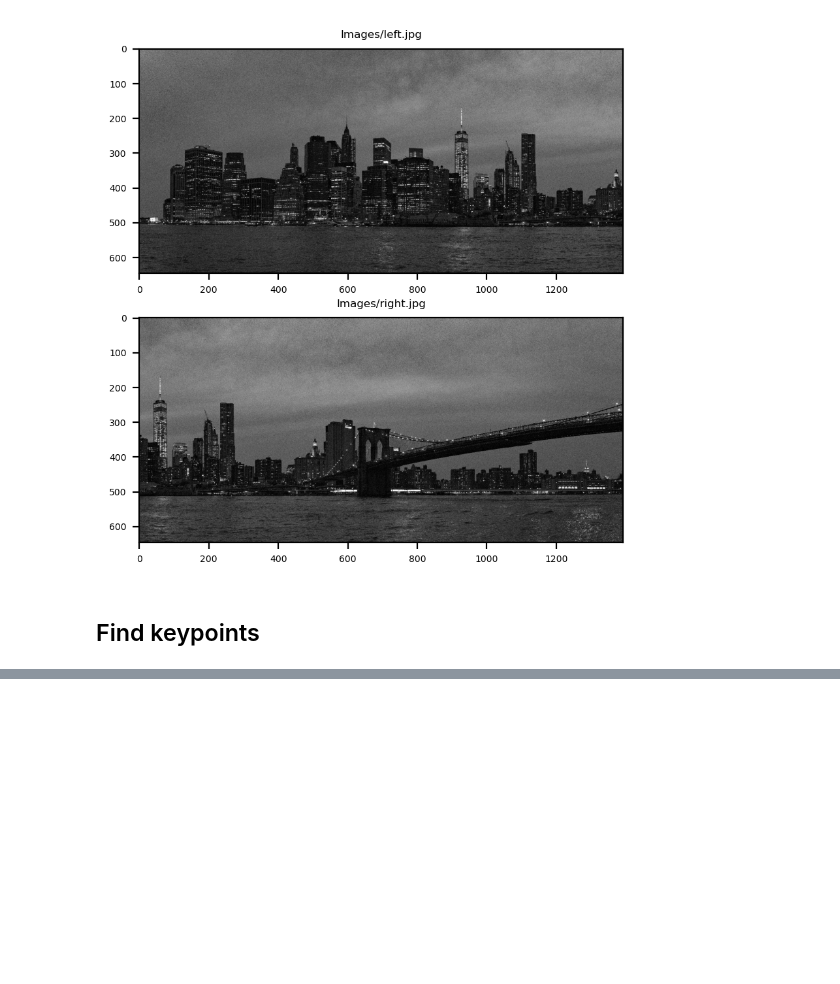
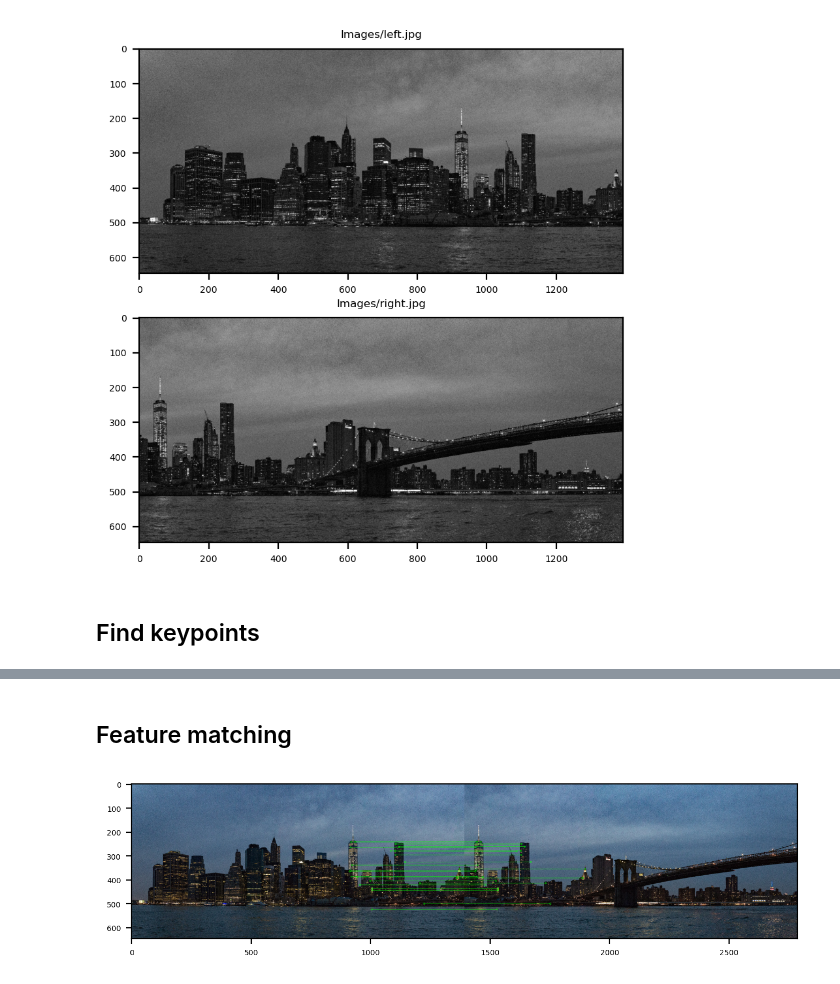
Before and after one commit to httpdaniel/PanoramaStitcher, a Jupyter notebook: PanoramaStitcher.ipynb, the cells around one changed output, grey strips where cells are left out. Cells and saved outputs as stored; diff of their text form; code cells hidden in the pictures; blank space fills up the shorter version.

Commit message:
Adding Feature Matching

```diff
--- a/PanoramaStitcher.ipynb
+++ b/PanoramaStitcher.ipynb
@@ -62,0 +63,26 @@ plt.show()
+# %% [markdown]
+## Feature matching
+# %%
+# set up brute force matcher
+# cross check performs ratio testing as proposed by authors of SIFT paper
+bf = cv2.BFMatcher(cv2.NORM_L2, crossCheck=True)
+
+# match the descriptors
+matches = bf.match(des1, des2)
+
+# Sort matches in order of their distance.
+matches = sorted(matches, key = lambda x:x.distance)
+
+# match color
+draw_params = dict(matchColor = (0,255,0), singlePointColor = None, flags = 2)
+
+# Draw first 10 matches.
+img3 = cv2.drawMatches(img_, kps1, img, kps2, matches[:25], None, **draw_params)
+
+# display image and matches
+plt.rc('font', size=5)
+plt.figure(figsize=(8, 8), dpi=200)
+plt.imshow(convert_image(img3))
+plt.show()
+# %% [output]
+[figure, added]
```
Also changed, not shown: parts of 1 cell of this notebook.
